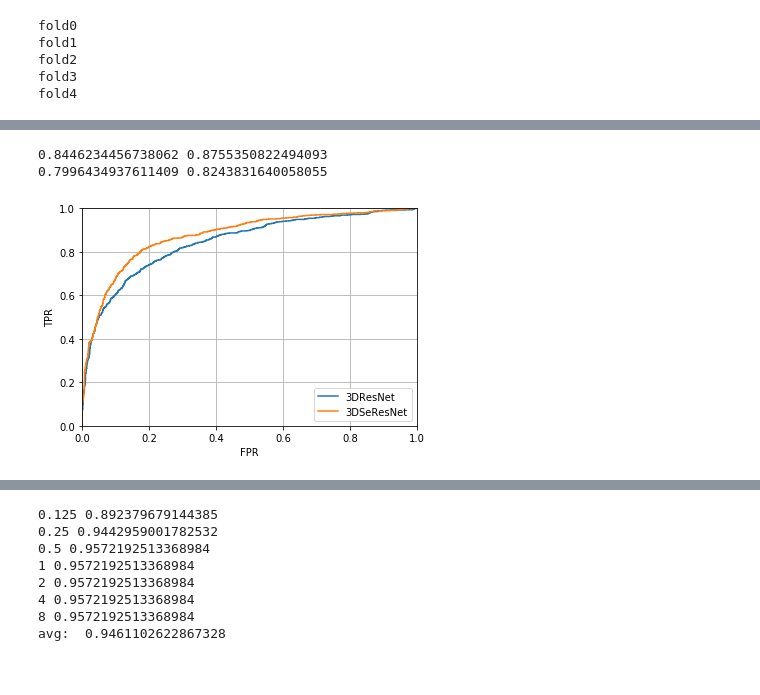
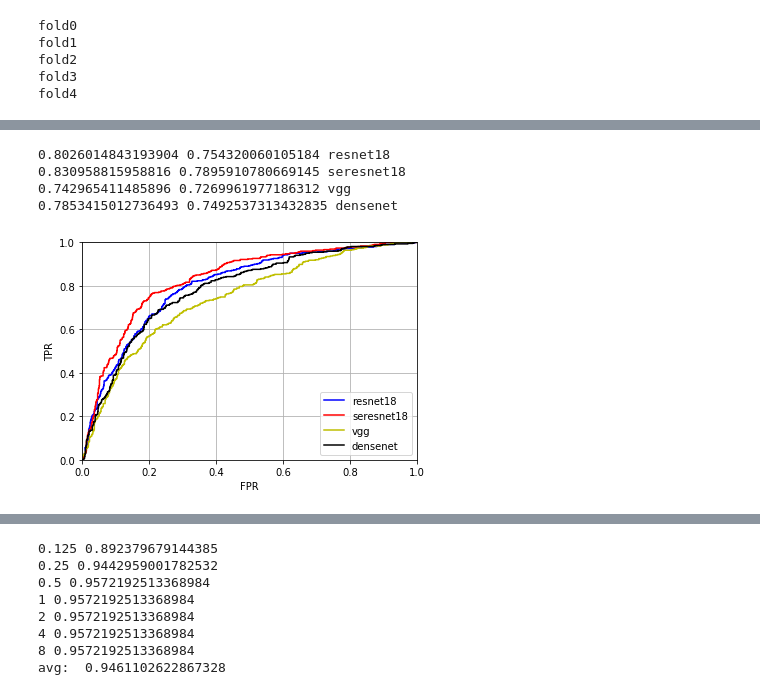
Before and after one commit to jixiaw/lesion_detection, a Jupyter notebook: classify.ipynb, the cells around one changed output, grey strips where cells are left out. Saved outputs shown, nothing was run; the diff lists cells and outputs as text; code cells hidden in the pictures.

```diff
--- a/classify.ipynb
+++ b/classify.ipynb
@@ -847,0 +1236,6 @@ y_pred.shape
+# %%
+dif_size_fpr = get_diffsize_result(lesion, fpr_se_results)
+# %%
+for k in cls_results:
+    print(cls_results[k].keys())
+    break
@@ -847,0 +1244,7 @@ y_pred.shape
+# %%
+for k in fpr_result_map:
+    if k == "detection":
+        continue
+    print(k)
+    y1, y2, acc = get_cls_result(fpr_result_map[k])
+    print(get_matrix(y2, y1[:, 1]))
@@ -847,0 +1262,6 @@ y_pred.shape
+# %%
+for fpr in dif_size_fpr:
+    print(len(fpr.keys()))
+    y1, y2, acc = get_cls_result(fpr)
+    a = get_matrix(y2, y1[:, 1])
+    print(a)
@@ -848,20 +1279,32 @@ y_pred.shape
 # %%
-fpr2, tpr2, th2 = roc_curve(y_true2, y_pred2)
-fpr1, tpr1, th1 = roc_curve(y_true1, y_pred1)
-AUC1 = auc(fpr1, tpr1)
-AUC2 = auc(fpr2, tpr2)
-print(AUC1, AUC2)
-print(np.mean((y_pred1 >= 0.5) == y_true1), np.mean((y_pred2 >= 0.5) == y_true2))
-plt.plot(fpr1, tpr1)
-plt.plot(fpr2, tpr2)
-plt.legend(["3DResNet", "3DSeResNet"], loc='lower right')
+colors = ['b', 'g', 'r', 'y', 'k']
+legend = []
+for i, key in enumerate(cls_result_map):
+    if 'cls3' in key:
+        continue
+#     y_pred, y_true, acc = get_fp_cls_result(cls_result_map[key])
+    y_pred, y_true, acc = get_cls_result(fpr_result_map[key])
+    fpr, tpr, th = roc_curve(y_true, y_pred[:, 1])
+    print(auc(fpr, tpr), acc, key)
+    legend.append(key)
+    plt.plot(fpr, tpr, colors[i])
+# fpr1, tpr1, th1 = roc_curve(y_true1, y_pred1)
+# AUC1 = auc(fpr1, tpr1)
+# AUC2 = auc(fpr2, tpr2)
+# print(AUC1, AUC2)
+# print(np.mean((y_pred1 >= 0.5) == y_true1), np.mean((y_pred2 >= 0.5) == y_true2))
+# plt.plot(fpr1, tpr1, 'b')
+# plt.plot(fpr2, tpr2, 'r')
+plt.legend(legend, loc='lower right')
 plt.grid(True, which="both",ls="-")
 plt.xlim(0, 1.0)
 plt.ylim(0, 1.0)
 plt.xlabel('FPR')
 plt.ylabel('TPR')
-plt.savefig("results/cls_2methods.png")
+plt.savefig("results2/cls_4compare.png")
 # %% [output]
-0.8446234456738062 0.8755350822494093
-0.7996434937611409 0.8243831640058055
+0.8026014843193904 0.754320060105184 resnet18
+0.830958815958816 0.7895910780669145 seresnet18
+0.742965411485896 0.7269961977186312 vgg
+0.7853415012736493 0.7492537313432835 densenet
-[figure, old version]
+[figure, new version]
```
Also changed, not shown: parts of 107 cells of this notebook, 32 other files.
